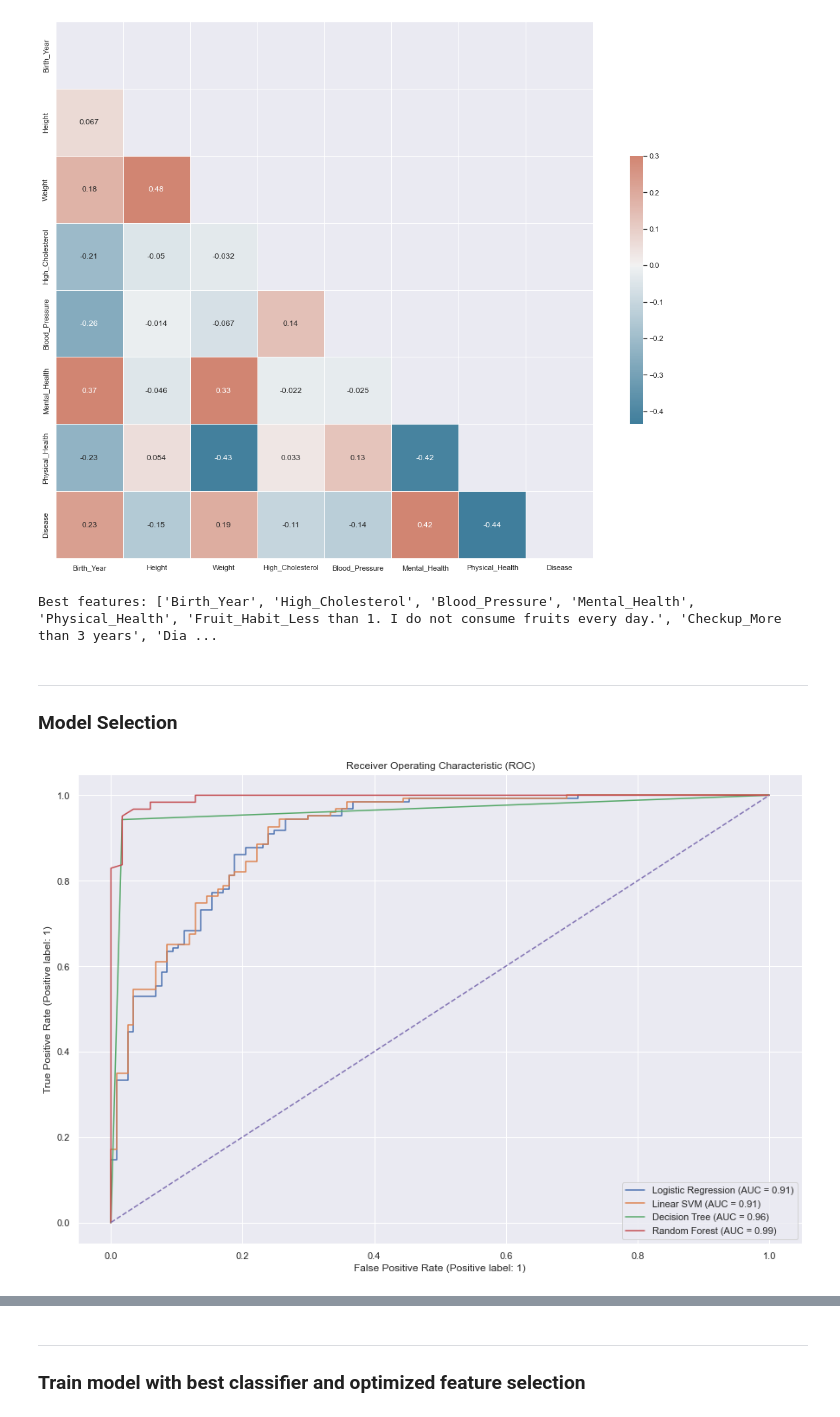
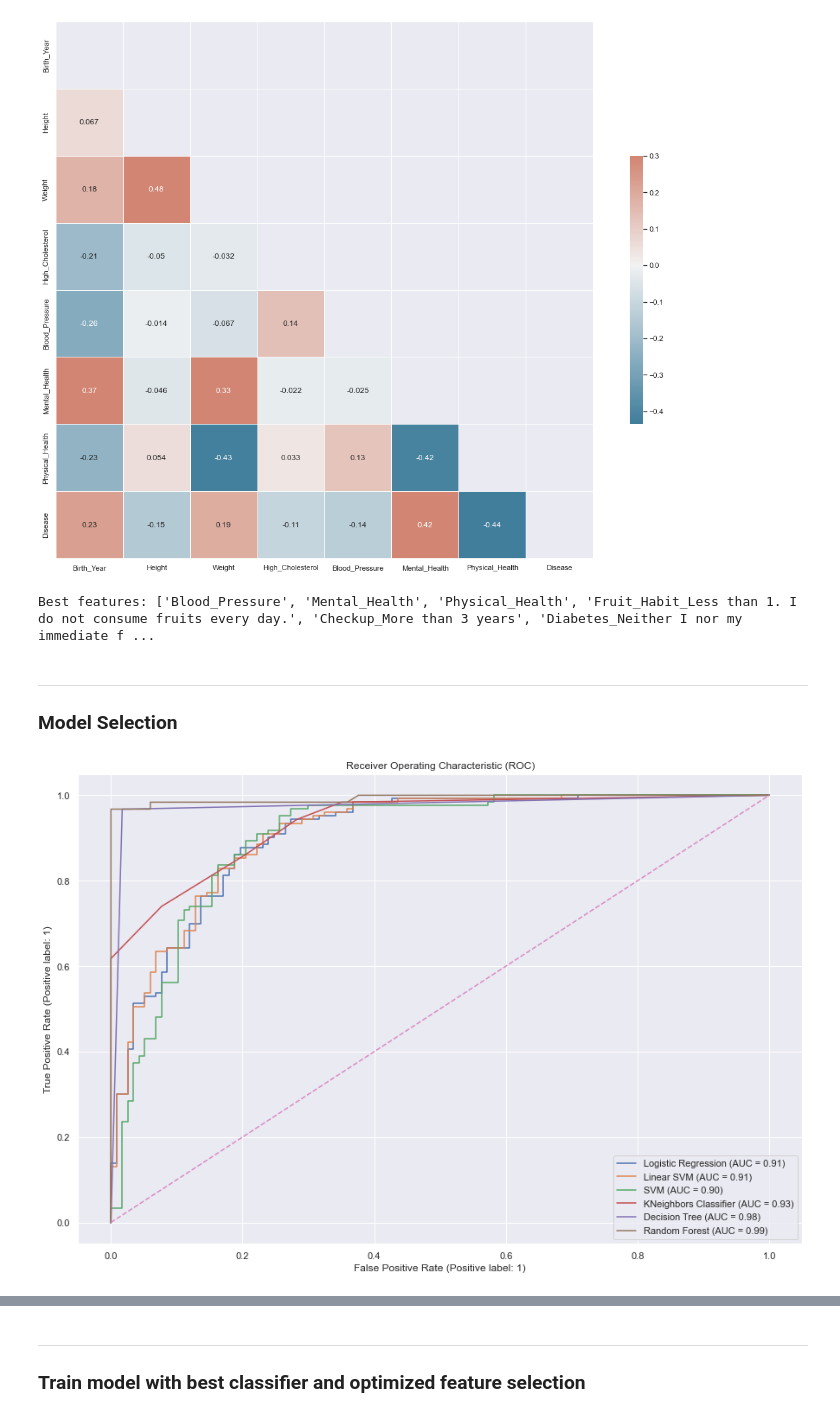
Before and after one commit to lstk44/TheSmithParasiteNOVA, a Jupyter notebook: ParasiteNotebook.ipynb, the cells around one changed output, grey strips where cells are left out. Drawn from its saved outputs; the diff is of its cells as text; code cells hidden in the pictures.

```diff
--- a/ParasiteNotebook.ipynb
+++ b/ParasiteNotebook.ipynb
@@ -196,24 +218,3 @@ weighted avg       0.75      0.75      0.75       240
 - Impute
 - One-Hot-Encoding
 - Scale
-# %%
-def preprocessing(dataframe):
-
-    #impute missing values in column "Education" with mode
-    dataframe['Education'].fillna(dataframe['Education'].mode()[0], inplace=True)
-
-    #split x in numeric and categorical features
-    xnumeric, xcategorical = dataframe.select_dtypes(include = np.number), dataframe.select_dtypes(exclude = np.number)
-
-    #One-hot-encoding categorical features
-    #drop column "Name"
-    xcategorical.drop(columns = ['Name'], inplace = True)
-    x_cat_encoded = pd.concat([pd.get_dummies(xcategorical[col], prefix=col) for col in xcategorical.columns], axis = 1)
-
-    #Scale numeric features
-    scaler = MinMaxScaler()
-    x_num_scaled = pd.DataFrame(scaler.fit_transform(xnumeric), index = xnumeric.index ,columns = xnumeric.columns)
-
-    xpreprocessed = pd.concat([x_num_scaled, x_cat_encoded], axis = 1)
-
-    return xpreprocessed
@@ -221,10 +287,12 @@ def preprocessing(dataframe):
 x, y = df.drop(columns = ['Disease']), df['Disease']
 # %%
 xpreprocessed = preprocessing(x)
+
+y = y.loc[xpreprocessed.index]
 # %%
 xtrain, xval, ytrain, yval = train_test_split(xpreprocessed, y, random_state = 321 ,test_size = 0.3, shuffle = True , stratify = y)
 # %%
-model = RandomForestClassifier()
+model = LogisticRegression(max_iter=500)
 model.fit(xtrain,ytrain)
 
 ypred = model.predict(xval)
@@ -264,14 +332,14 @@ plt.show()
 # %% [output]
 [figure]
 # %%
-model = RandomForestClassifier(random_state = 222)
+model = LogisticRegression(max_iter = 500, random_state = 222)
 rfe = RFECV(model, scoring = 'f1')
 rfe.fit(xtrain, ytrain)
 opt_features = list(rfe.get_feature_names_out(input_features = list(xtrain.columns)))
 
 print(f'Best features: {[i for i in opt_features]}')
 # %% [output]
-Best features: ['Birth_Year', 'High_Cholesterol', 'Blood_Pressure', 'Mental_Health', 'Physical_Health', 'Fruit_Habit_Less than 1. I do not consume fruits every day.', 'Checkup_More than 3 years', 'Dia ...
+Best features: ['Blood_Pressure', 'Mental_Health', 'Physical_Health', 'Fruit_Habit_Less than 1. I do not consume fruits every day.', 'Checkup_More than 3 years', 'Diabetes_Neither I nor my immediate f ...
 # %%
 xtrain_rfe = rfe.transform(xtrain)
 xval_rfe = rfe.transform(xval)
@@ -281,22 +349,24 @@ xval_rfe = rfe.transform(xval)
 # %%
 classifiers = {
                 'Logistic Regression': LogisticRegression(),
                 'Linear SVM': LinearSVC(),
+                'SVM': SVC(),
+                'KNeighbors Classifier': KNeighborsClassifier(),
                 'Decision Tree': DecisionTreeClassifier(),
                 'Random Forest': RandomForestClassifier()
             }
 
 # prepare plots
 fig, ax = plt.subplots(1, 1, figsize=(15, 10))
 
 for name, clf in classifiers.items():
     clf.fit(xtrain_rfe, ytrain)
     RocCurveDisplay.from_estimator(clf, xval_rfe, yval, ax=ax, name=name)
 
 ax.set_title("Receiver Operating Characteristic (ROC)")
 ax.plot([0,1], [0,1], linestyle='--')
 
 plt.show()
 # %% [output]
-[figure, old version]
+[figure, new version]
 # %%
```
Also changed, not shown: parts of 13 cells of this notebook.
